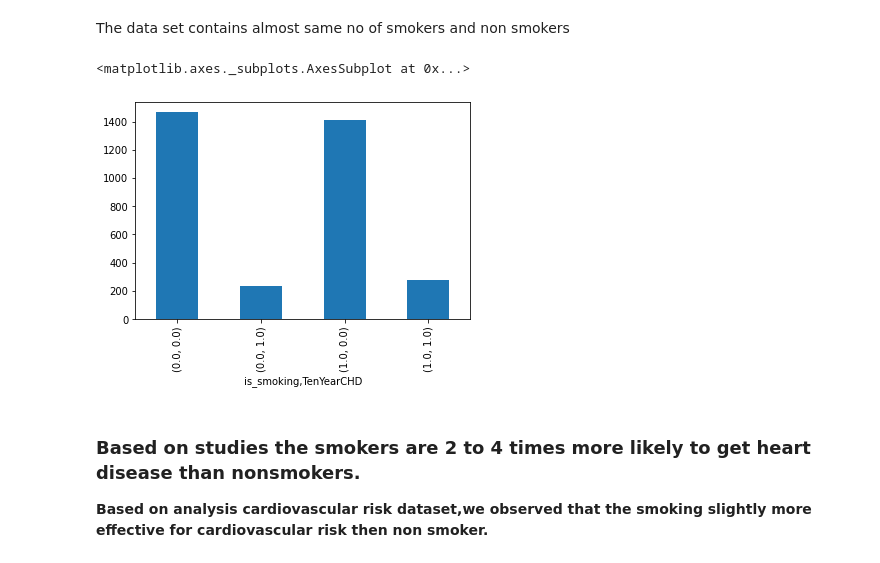
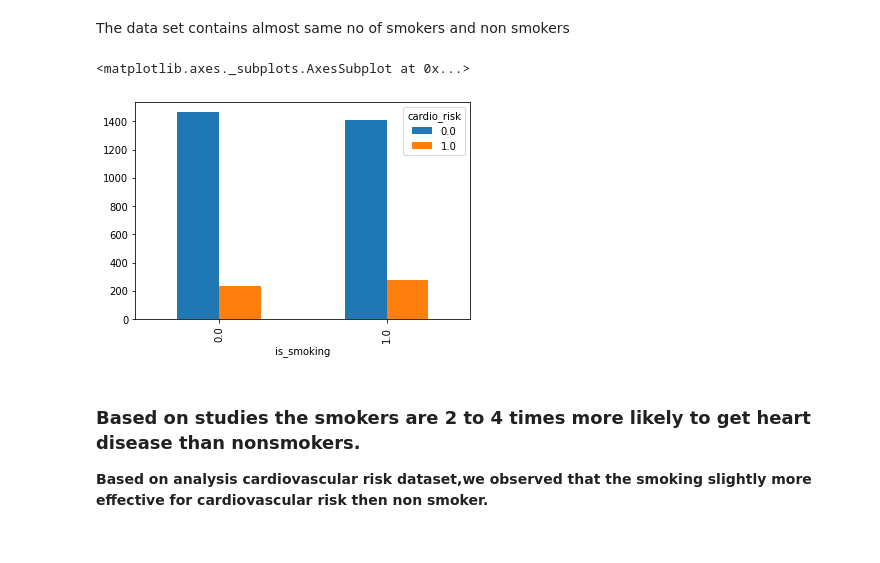
Before and after one commit to pavi-1994/Cardio_vascular_risk_prediction, a Jupyter notebook: cardivascular_risk_prediction.ipynb, the cells around one changed output. Drawn from its saved outputs; the diff is of its cells as text; code cells hidden in the pictures.

```diff
--- a/cardivascular_risk_prediction.ipynb
+++ b/cardivascular_risk_prediction.ipynb
@@ -367,11 +399,13 @@ plt.show()
 [figure]
 # %% [markdown]
 The data set contains almost same no of smokers and non smokers
-# %%
-cardio_knn_imputed.groupby(["is_smoking","TenYearCHD"])["TenYearCHD"].count().plot(kind='bar')
-# %% [output]
-<matplotlib.axes._subplots.AxesSubplot at 0x...>
-[figure, removed]
+# %%
+# plotting graph for checking how many users are smoking or not and how it affects the target variable
+
+pd.crosstab(cardio_df['is_smoking'],cardio_df['cardio_risk']).plot(kind='bar')
+# %% [output]
+<matplotlib.axes._subplots.AxesSubplot at 0x...>
+[figure, added]
 # %% [markdown]
 ### Based on studies the smokers are 2 to 4 times more likely to get heart disease than nonsmokers.
 
```
Also changed, not shown: parts of 36 cells of this notebook.
